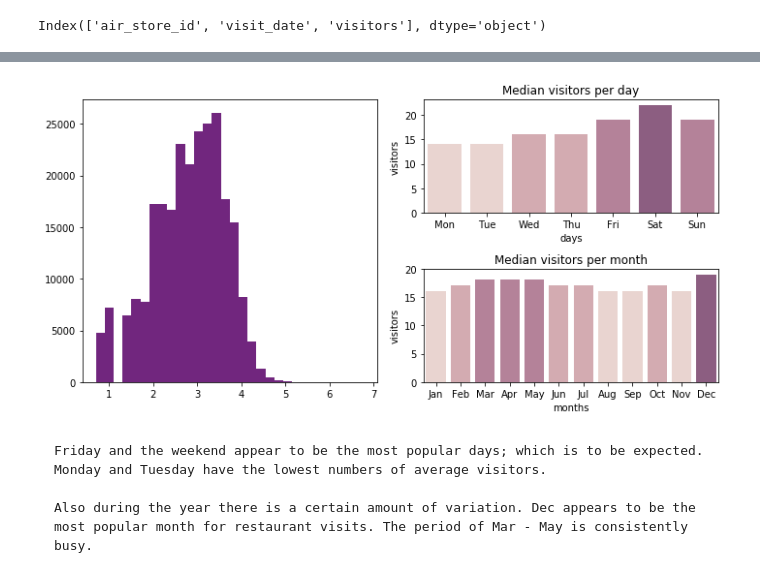
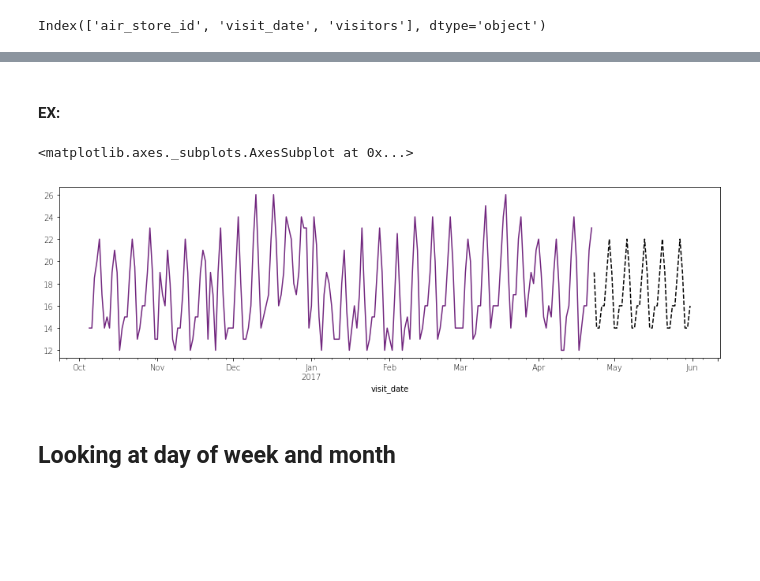
Before and after one commit to GlobalMaksimum/turkcell-workshop, a Jupyter notebook: samet/EDA.ipynb, the cells around one changed output, grey strips where cells are left out. Cells and saved outputs as stored; diff of their text form; code cells hidden in the pictures; blank space fills up the shorter version.

```diff
--- a/samet/EDA.ipynb
+++ b/samet/EDA.ipynb
@@ -337,3 +359,25 @@ Text(0.5,1,'Total number of visitors per day over the full training time range')
+# %% [markdown]
+#### EX:
+# %%
+# create a df with test time index
+df_test = pd.DataFrame({'visit_date':pd.date_range(start='2017-04-23', end='2017-05-31',)})
+# %%
+df_test['dow'] = df_test.visit_date.dt.dayofweek
+# %%
+air_visits['dow'] = air_visits.visit_date.dt.dayofweek
+# %%
+# make a simple prediction
+df_test= df_test.merge(air_visits.groupby('dow')['visitors'].agg('median').reset_index(),
+              on='dow',
+              how='left')
+# %%
+air_visits.groupby('visit_date')['visitors'].median()[-200:].plot(figsize=(15,4))
+df_test.set_index('visit_date')['visitors'].plot(c='k',linestyle='--')
+# %% [output]
+<matplotlib.axes._subplots.AxesSubplot at 0x...>
+[figure, added]
+# %% [markdown]
+## Looking at day of week and month
 # %%
 air_visits['dow'] = air_visits.visit_date.dt.dayofweek
 air_visits['month'] = air_visits.visit_date.dt.month
@@ -343,26 +387,3 @@ median_visitor_pmonth = air_visits.groupby(['month'])['visitors'].median().reset
 
 median_visitor_pday['days'] = median_visitor_pday.dow.apply(lambda x : calendar.day_abbr[x])
 median_visitor_pmonth['months'] = median_visitor_pmonth.month.apply(lambda x : calendar.month_abbr[x])
-# %%
-fig = plt.figure(figsize=(10,5))
-ax1 = plt.subplot(222)
-sns.barplot(y='visitors', x='days', hue='visitors', data=median_visitor_pday, dodge=False,
-            palette = sns.cubehelix_palette(6),ax=ax1)
-ax1.legend_.remove()
-ax1.set_title('Median visitors per day')
-
-ax2 = plt.subplot(224)
-sns.barplot(y='visitors', x='months', data=median_visitor_pmonth, hue='visitors', dodge=False,
-            palette = sns.cubehelix_palette(6),ax=ax2)
-ax2.legend_.remove()
-ax2.set_title('Median visitors per month')
-
-ax3 = plt.subplot(121)
-ax3.hist(np.log1p(air_visits['visitors']),bins=30)
-plt.tight_layout();
-# %% [output]
-[figure, removed]
-# %% [markdown]
-    Friday and the weekend appear to be the most popular days; which is to be expected. Monday and Tuesday have the lowest numbers of average visitors.
-
-    Also during the year there is a certain amount of variation. Dec appears to be the most popular month for restaurant visits. The period of Mar - May is consistently busy.
```
Also changed, not shown: parts of 123 cells of this notebook, 1 other file.
